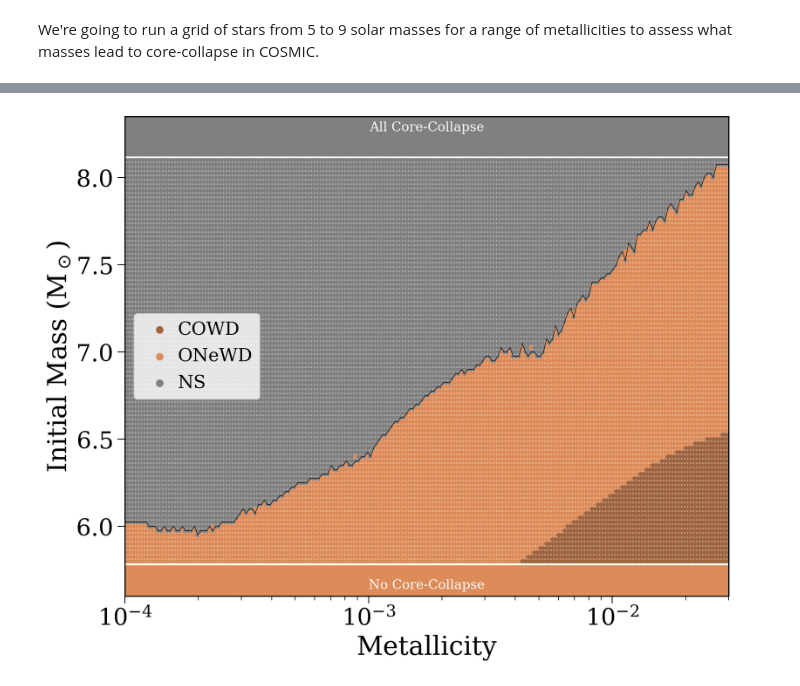
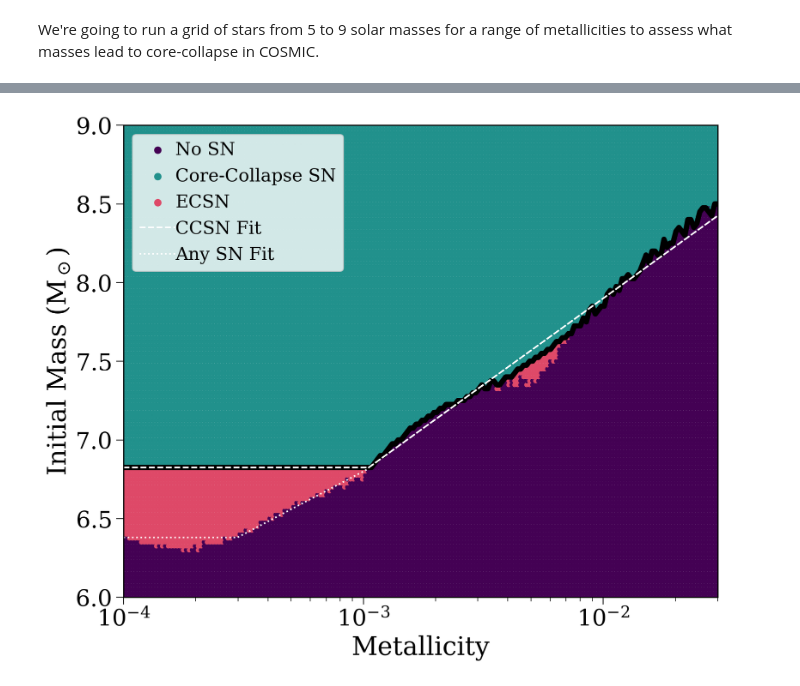
Before and after one commit to TomWagg/underworld, a Jupyter notebook: analysis/cosmic_explode_crit.ipynb, the cells around one changed output, grey strips where cells are left out. Drawn from its saved outputs; the diff is of its cells as text; code cells hidden in the pictures.

Commit message:
update plots for Mark

```diff
--- a/analysis/cosmic_explode_crit.ipynb
+++ b/analysis/cosmic_explode_crit.ipynb
@@ -32,6 +33,6 @@ from cogsworth.utils import default_BSE_settings
 # %%
 mass_step = 0.025
-mass_range = np.arange(5.8, 8.1 + mass_step, mass_step)
+mass_range = np.arange(5.8, 9 + mass_step, mass_step)
 
 metallicity_grid = np.geomspace(1e-4, 0.03, 200)
 
@@ -54,10 +55,14 @@ len(initial_binaries)
 # %%
+default_BSE_settings = cogsworth.utils.get_default_BSE_settings()
+# default_BSE_settings["ecsn"] = 0
+# default_BSE_settings["ecsn_mlow"] = 0
 with Pool(32) as pool:
-    bpp, bcm, initC, kick_info = Evolve.evolve(initial_binaries, pool=pool, BSEDict=default_BSE_settings)
+    bpp, bcm, initC, kick_info = Evolve.evolve(initial_binaries, pool=pool, BSEDict=default_BSE_settings,
+                                               bpp_columns=["tphys", "mass_1", "mass_2", "massc_co_layer_1", "massc_he_layer_1", "evol_type", "kstar_1", "kstar_2", "SN_1", ])
 final_bpp = bpp.drop_duplicates(subset="bin_num", keep="last")
 # %%
 # find the minimum initial mass in initC where final_bpp has kstar_1 == 13
-exploding_stars = final_bpp[final_bpp["kstar_1"] == 13]
+exploding_stars = final_bpp[(final_bpp["kstar_1"] == 13) & (final_bpp["SN_1"] == 1)]
 exploding_initC = initC[initC["bin_num"].isin(exploding_stars["bin_num"])]
 min_exploding_mass = exploding_initC.groupby("metallicity")["mass_1"].min().reset_index()
 # %%
@@ -79,42 +108,63 @@ min_exploding_mass.to_hdf("~/ceph/underworld/cosmic_explode_crit.h5", key="min_e
 # %%
 fig, ax = plt.subplots(figsize=(10, 8))
 
-colours = [cogsworth.utils.kstar_translator[k]["colour"] for k in final_bpp['kstar_1']]
+colours = final_bpp["SN_1"].map({0: plt.get_cmap("viridis")(0), 1: plt.get_cmap("viridis")(0.5), 2: plt.get_cmap("magma")(0.6)}).values
 
 ax.scatter(initC["metallicity"], initC["mass_1"],
            c=colours,
-           s=10,
+           s=12,
            rasterized=True)
 
 ax.plot(min_exploding_mass["metallicity"], min_exploding_mass["mass_1"],
-        c='black', lw=0.5)
+        c='black', lw=5)
 
-ax.axhspan(max(mass_range) + mass_step, 100, color=cogsworth.utils.kstar_translator[13]["colour"])
-ax.axhspan(0, min(mass_range) - mass_step, color=cogsworth.utils.kstar_translator[12]["colour"])
+# ax.axhspan(max(mass_range) + mass_step, 100, color=cogsworth.utils.kstar_translator[13]["colour"])
+# ax.axhspan(0, min(mass_range) - mass_step, color=cogsworth.utils.kstar_translator[12]["colour"])
 
-ax.annotate('No Core-Collapse', xy=(0.5, 0.01), xycoords='axes fraction',
-            fontsize=0.5*fs, color='white', ha='center', va='bottom')
-ax.annotate('All Core-Collapse', xy=(0.5, 0.99), xycoords='axes fraction',
-            fontsize=0.5*fs, color='white', ha='center', va='top')
+# ax.annotate('No Core-Collapse', xy=(0.5, 0.01), xycoords='axes fraction',
+#             fontsize=0.5*fs, color='white', ha='center', va='bottom')
+# ax.annotate('All Core-Collapse', xy=(0.5, 0.99), xycoords='axes fraction',
+#             fontsize=0.5*fs, color='white', ha='center', va='top')
 
-for k in np.unique(final_bpp['kstar_1']):
+# for k in np.unique(final_bpp['kstar_1']):
+#     ax.scatter(
+#         np.nan, np.nan,
+#         c=cogsworth.utils.kstar_translator[k]["colour"],
+#         label=cogsworth.utils.kstar_translator[k]["short"],
+#     )
+
+for sn_type, color in zip([0, 1, 2], [plt.get_cmap("viridis")(0), plt.get_cmap("viridis")(0.5), plt.get_cmap("magma")(0.6)]):
     ax.scatter(
         np.nan, np.nan,
-        c=cogsworth.utils.kstar_translator[k]["colour"],
-        label=cogsworth.utils.kstar_translator[k]["short"],
+        c=color,
+        label={0: "No SN", 1: "Core-Collapse SN", 2: "ECSN"}[sn_type],
     )
 
-ax.legend(loc='center left', handletextpad=0.0)
+
+Z_range = np.geomspace(1e-4, 0.03, 1000)
+line = np.log10(Z_range) * 1.1 + 10.1
+line[Z_range < 1.05e-3] = 6.825
+plt.plot(Z_range, line, c='white', ls='--', label="CCSN Fit")
+
+line = np.log10(Z_range) * 1.1 + 10.1
+line[(Z_range < 1.05e-3)] = np.log10(Z_range)[(Z_range < 1.05e-3)] * 0.8 + 9.2
+line[Z_range < 3e-4] = 6.38
+plt.plot(Z_range, line, c='white', ls=':', label="Any SN Fit")
+
+ax.legend(loc='upper left', handletextpad=0.0)
 
 ax.set(
     xlabel="Metallicity",
     ylabel="Initial Mass (M$_\odot$)",
     xscale="log",
     xlim=(1e-4, 0.03),
-    ylim=(5.6, 8.35),
+    ylim=(6, 9),
 )
 
-plt.savefig("../plots/cosmic_explode_crit.pdf", format="pdf", bbox_inches='tight')
+# draw a box around everything with 6.9 < mass_1 < 7.1 and 0.6e-3 < metallicity < 1e-3
+# ax.plot([0.6e-3, 1e-3, 1e-3, 0.6e-3, 0.6e-3], [6.9, 6.9, 7.1, 7.1, 6.9], c='white', ls='-', lw=2)
+
+# plt.savefig("../plots/cosmic_explode_crit.pdf", format="pdf", bbox_inches='tight')
 plt.show()
 # %% [output]
-[figure, old version]
+[figure, new version]
```
Also changed, not shown: parts of 17 cells of this notebook.
